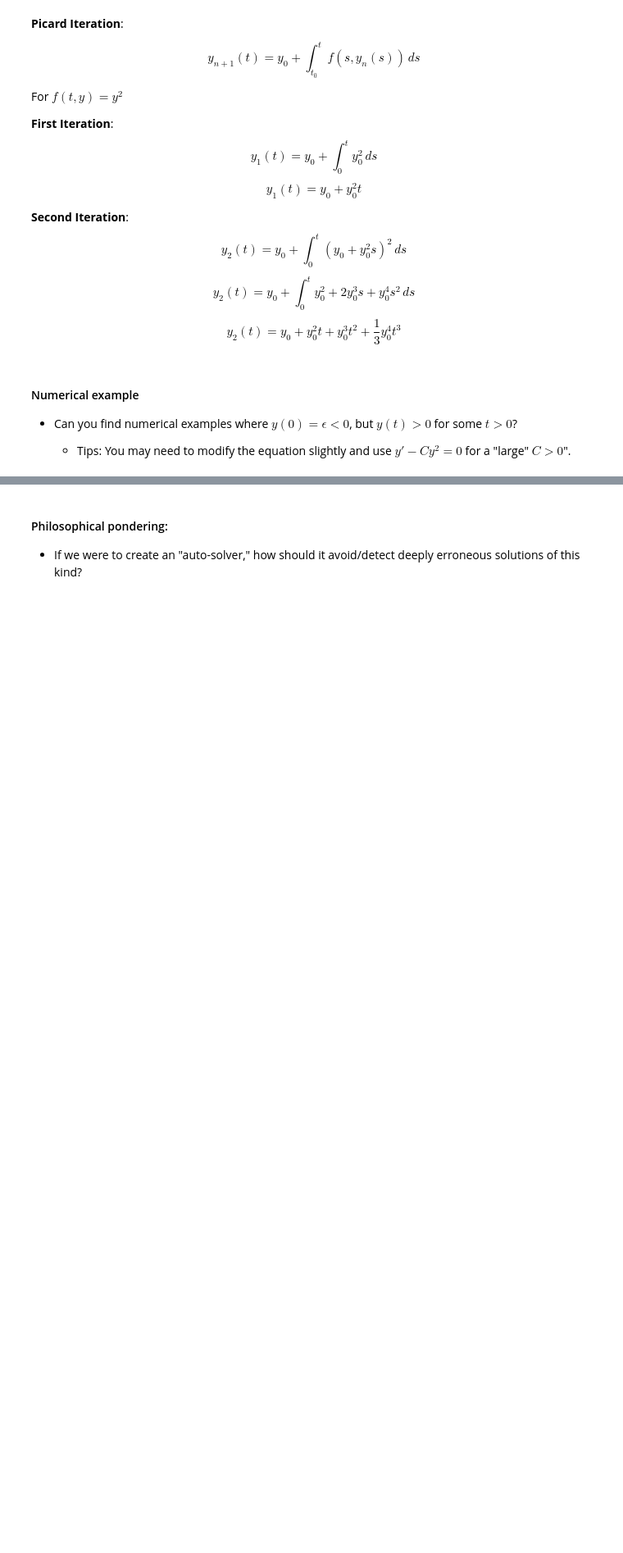
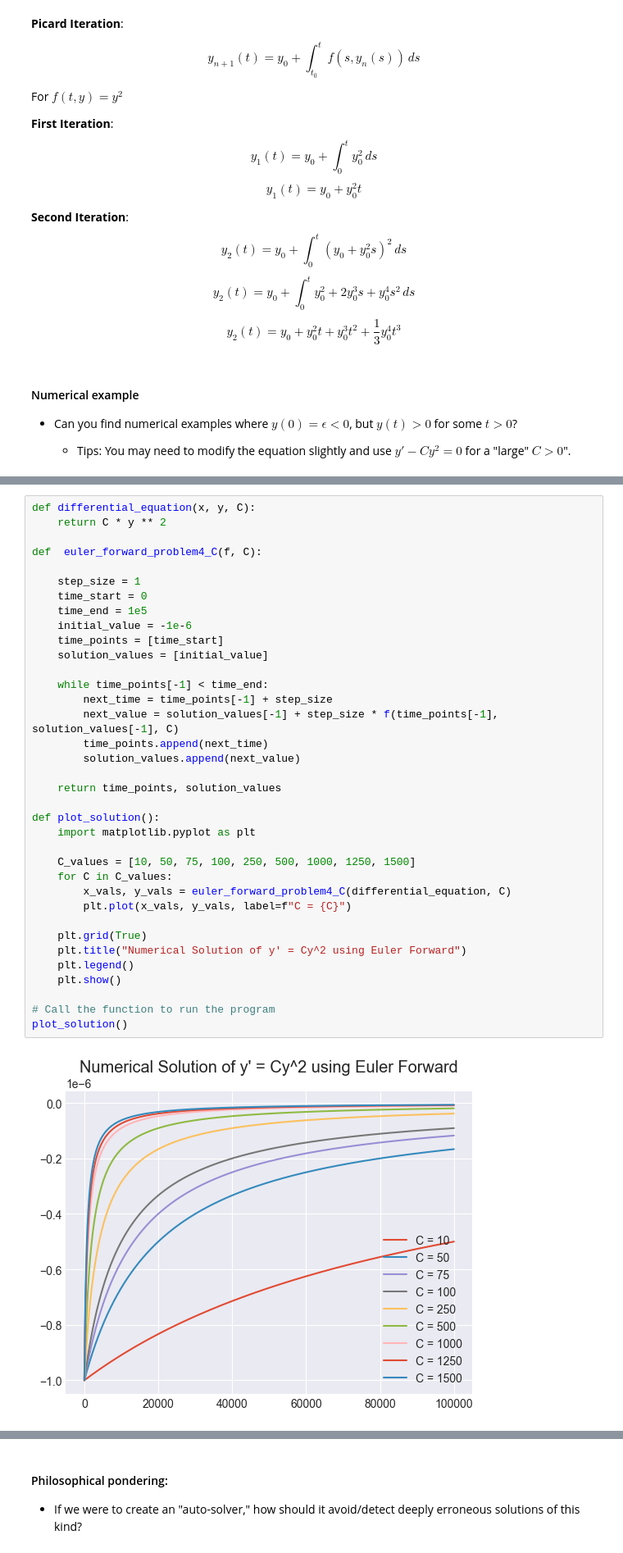
Before and after one commit to Fluntin/Numerical-Methods-ODE, a Jupyter notebook: ODE_Projekt_VillimPrpic.ipynb, the cells around one changed output, grey strips where cells are left out. Shown at 82% size. Cells and saved outputs as stored; diff of their text form; blank space fills up the shorter version.

```diff
--- a/ODE_Projekt_VillimPrpic.ipynb
+++ b/ODE_Projekt_VillimPrpic.ipynb
@@ -529,0 +531,38 @@ plt.show()
+# %%
+def differential_equation(x, y, C):
+    return C * y ** 2
+
+def  euler_forward_problem4_C(f, C):
+
+    step_size = 1
+    time_start = 0
+    time_end = 1e5
+    initial_value = -1e-6
+    time_points = [time_start]
+    solution_values = [initial_value]
+
+    while time_points[-1] < time_end:
+        next_time = time_points[-1] + step_size
+        next_value = solution_values[-1] + step_size * f(time_points[-1], solution_values[-1], C)
+        time_points.append(next_time)
+        solution_values.append(next_value)
+
+    return time_points, solution_values
+
+def plot_solution():
+    import matplotlib.pyplot as plt
+
+    C_values = [10, 50, 75, 100, 250, 500, 1000, 1250, 1500]
+    for C in C_values:
+        x_vals, y_vals = euler_forward_problem4_C(differential_equation, C)
+        plt.plot(x_vals, y_vals, label=f"C = {C}")
+
+    plt.grid(True)
+    plt.title("Numerical Solution of y' = Cy^2 using Euler Forward")
+    plt.legend()
+    plt.show()
+
+# Call the function to run the program
+plot_solution()
+# %% [output]
+[figure, added]
```
Also changed, not shown: parts of 3 cells of this notebook.
